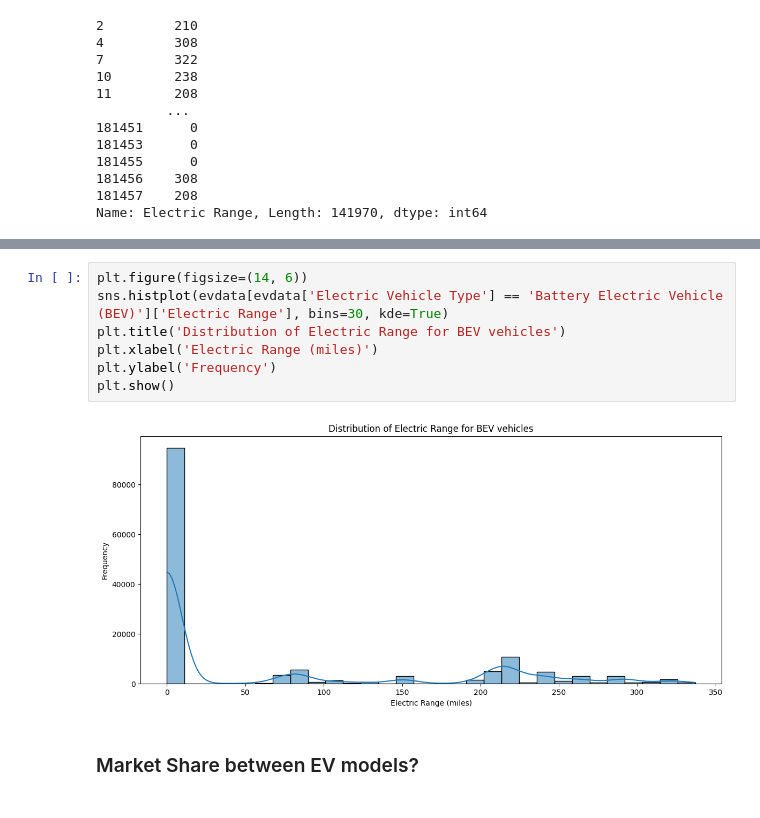
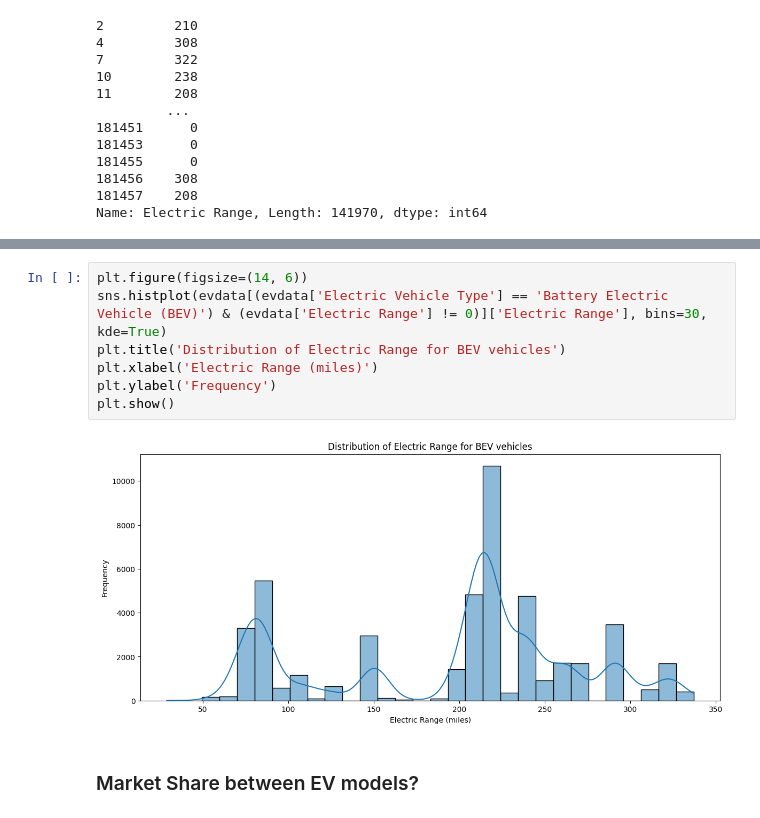
Before and after one commit to andrewkats9/Electric-Vehicles-EDA, a Jupyter notebook: Electric_Vehicle_Analysis.ipynb, the cells around one changed output, grey strips where cells are left out. Saved outputs shown, nothing was run; the diff lists cells and outputs as text.

```diff
--- a/Electric_Vehicle_Analysis.ipynb
+++ b/Electric_Vehicle_Analysis.ipynb
@@ -272,12 +301,12 @@ Name: Electric Range, Length: 141970, dtype: int64
 # %%
 plt.figure(figsize=(14, 6))
-sns.histplot(evdata[evdata['Electric Vehicle Type'] == 'Battery Electric Vehicle (BEV)']['Electric Range'], bins=30, kde=True)
+sns.histplot(evdata[(evdata['Electric Vehicle Type'] == 'Battery Electric Vehicle (BEV)') & (evdata['Electric Range'] != 0)]['Electric Range'], bins=30, kde=True)
 plt.title('Distribution of Electric Range for BEV vehicles')
 plt.xlabel('Electric Range (miles)')
 plt.ylabel('Frequency')
 plt.show()
 # %% [output]
-[figure, old version]
+[figure, new version]
 # %% [markdown]
 ### Market Share between EV models?
 # %%
```
Also changed, not shown: parts of 2 cells of this notebook, 1 other file.
